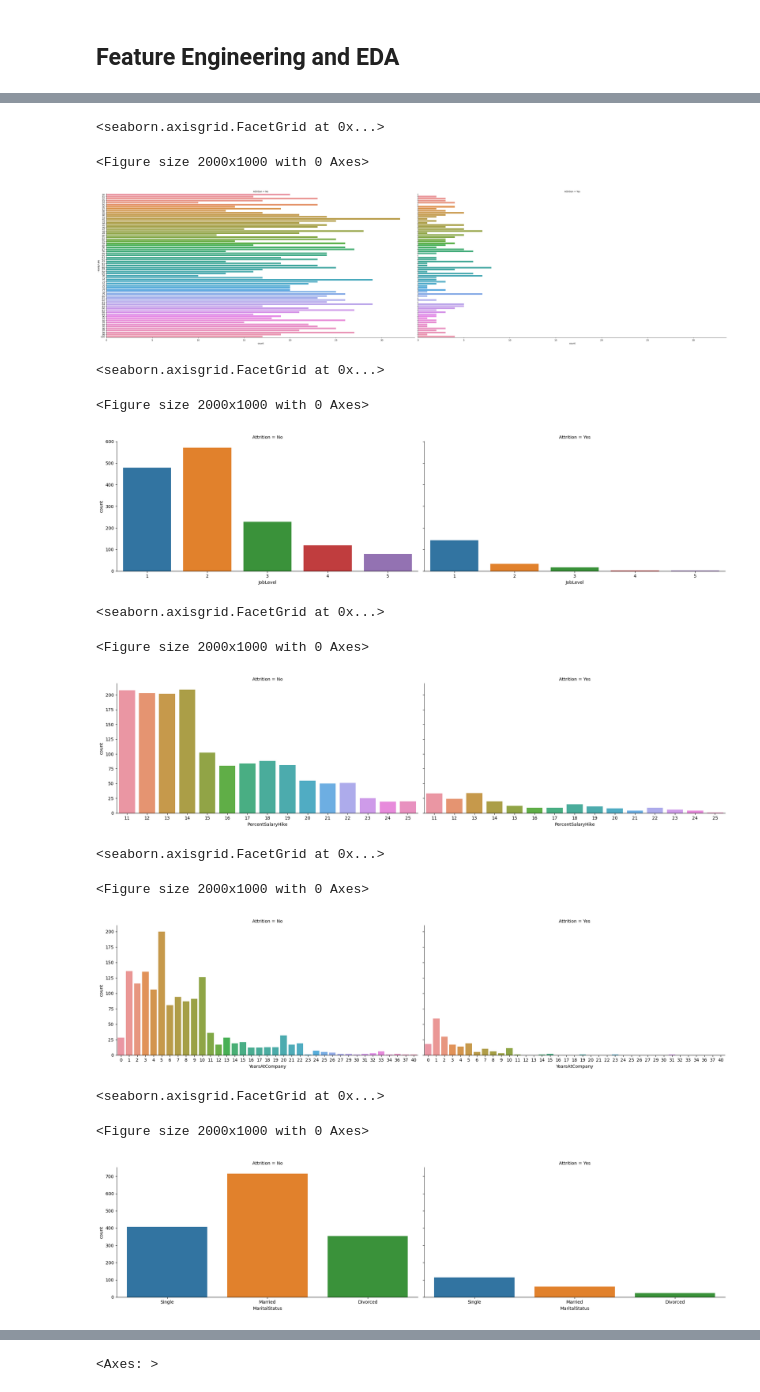
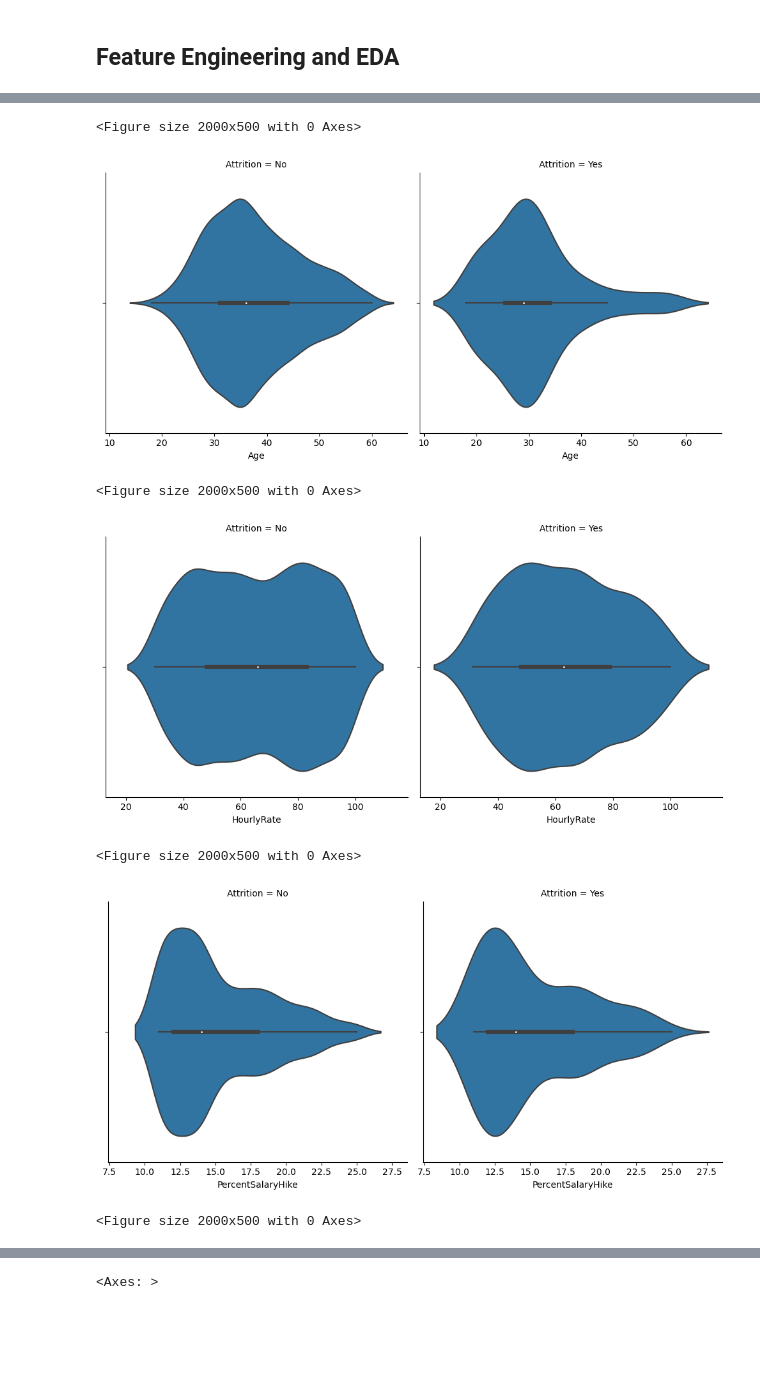
Before and after one commit to Marcos-Verdi/DA_Cls_healthcareAttrition, a Jupyter notebook: healthcare_attrition_analysis.ipynb, the cells around one changed output, grey strips where cells are left out. Cells and saved outputs as stored; diff of their text form; code cells hidden in the pictures; blank space fills up the shorter version.

```diff
--- a/healthcare_attrition_analysis.ipynb
+++ b/healthcare_attrition_analysis.ipynb
@@ -220,35 +209,12 @@ sns.catplot(data=df, x='Gender', col='Attrition', kind='count')
-# %%
-plt.figure(figsize=(20,10))
-sns.catplot(data=df, y='HourlyRate', col='Attrition', kind='count', height=10, aspect=2)
-# %% [output]
-<seaborn.axisgrid.FacetGrid at 0x...>
-<Figure size 2000x1000 with 0 Axes>
-[figure, removed]
-# %%
-plt.figure(figsize=(20,10))
-sns.catplot(data=df, x='JobLevel', col='Attrition', kind='count', height=5, aspect=2)
-# %% [output]
-<seaborn.axisgrid.FacetGrid at 0x...>
-<Figure size 2000x1000 with 0 Axes>
-[figure, removed]
-# %%
-plt.figure(figsize=(20,10))
-sns.catplot(data=df, x='PercentSalaryHike', col='Attrition', kind='count', height=5, aspect=2)
-# %% [output]
-<seaborn.axisgrid.FacetGrid at 0x...>
-<Figure size 2000x1000 with 0 Axes>
-[figure, removed]
-# %%
-plt.figure(figsize=(20,10))
-sns.catplot(data=df, x='YearsAtCompany', col='Attrition', kind='count', height=5, aspect=2)
-# %% [output]
-<seaborn.axisgrid.FacetGrid at 0x...>
-<Figure size 2000x1000 with 0 Axes>
-[figure, removed]
-# %%
-plt.figure(figsize=(20,10))
-sns.catplot(data=df, x='MaritalStatus', col='Attrition', kind='count', height=5, aspect=2)
-# %% [output]
-<seaborn.axisgrid.FacetGrid at 0x...>
-<Figure size 2000x1000 with 0 Axes>
-[figure, removed]
+# %%
+for col in continuos_cols_for_attrition_graph:
+    plt.figure(figsize=(20,5))
+    sns.catplot(data=df, x=col, col='Attrition', kind='violin')
+# %% [output]
+<Figure size 2000x500 with 0 Axes>
+[figure, added]
+<Figure size 2000x500 with 0 Axes>
+[figure, added]
+<Figure size 2000x500 with 0 Axes>
+[figure, added]
+<Figure size 2000x500 with 0 Axes>
```
Also changed, not shown: parts of 17 cells of this notebook.
